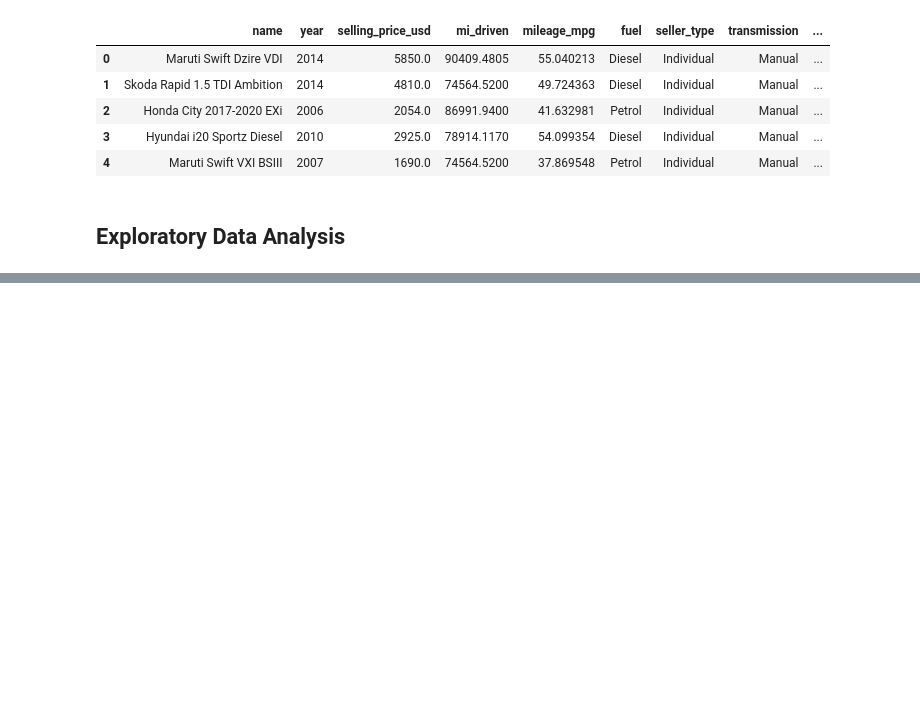
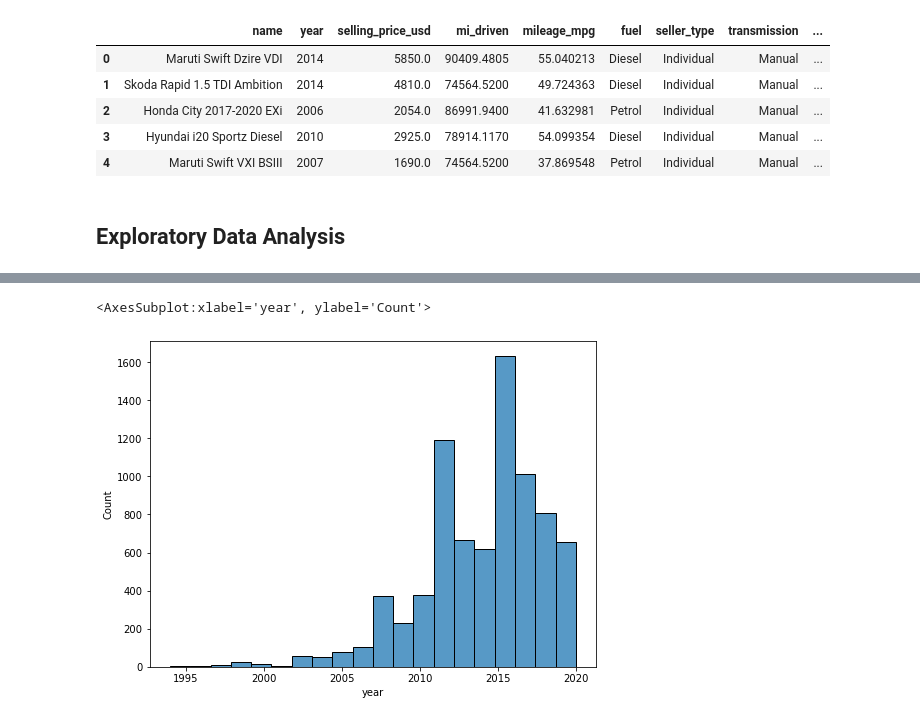
Before and after one commit to rylewww/Vehicle-Regression-Analysis, a Jupyter notebook: Car-Price-Cleaning-EDA.ipynb, the cells around one changed output, grey strips where cells are left out. Saved outputs shown, nothing was run; the diff lists cells and outputs as text; code cells hidden in the pictures; blank space fills up the shorter version.

```diff
--- a/Car-Price-Cleaning-EDA.ipynb
+++ b/Car-Price-Cleaning-EDA.ipynb
@@ -140,0 +160,6 @@ df.head()
+# %%
+fig, ax = plt.subplots(figsize = (8,6))
+sns.histplot(df.year, bins = 20)
+# %% [output]
+<AxesSubplot:xlabel='year', ylabel='Count'>
+[figure, added]
```
Also changed, not shown: parts of 8 cells of this notebook.
